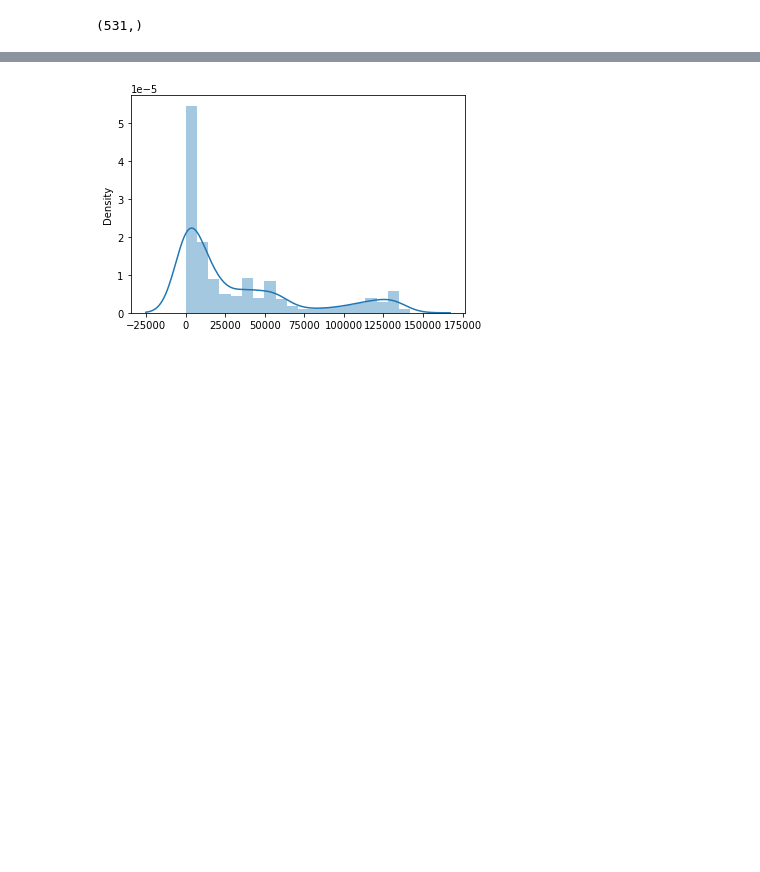
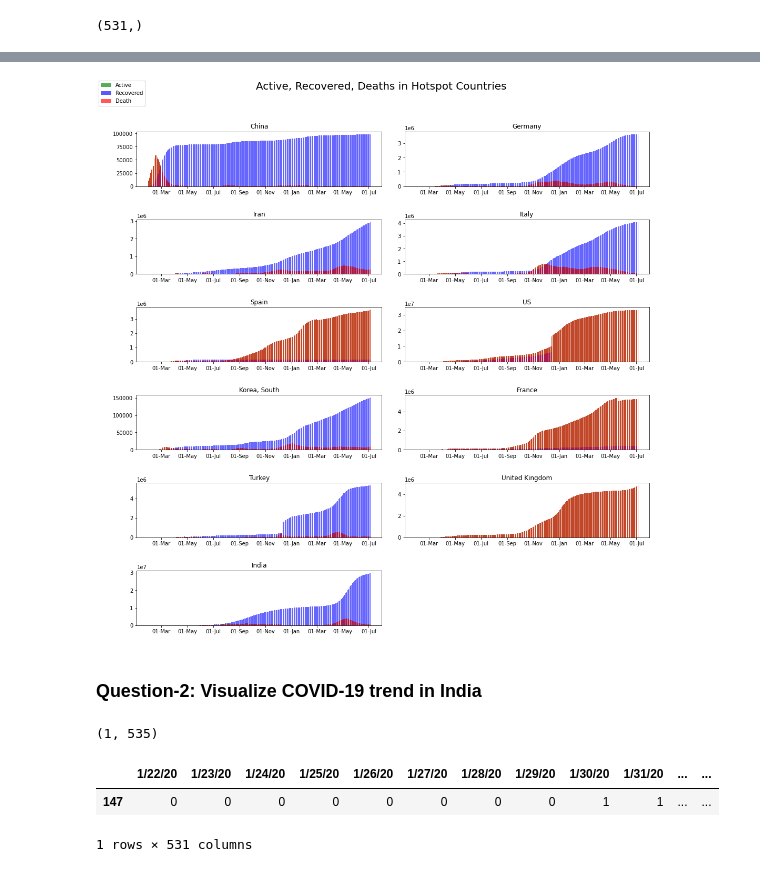
Before and after one commit to prabhavithreddy/Python_AI_ML, a Jupyter notebook: Edureka/PGP AIML/2_Predictive Analytics/QuestionBank/module_2_eda/scenario_4_covid_19.ipynb, the cells around one changed output, grey strips where cells are left out. Cells and saved outputs as stored; diff of their text form; code cells hidden in the pictures; blank space fills up the shorter version.

```diff
--- a/Edureka/PGP AIML/2_Predictive Analytics/QuestionBank/module_2_eda/scenario_4_covid_19.ipynb
+++ b/Edureka/PGP AIML/2_Predictive Analytics/QuestionBank/module_2_eda/scenario_4_covid_19.ipynb
@@ -92,6 +92,3 @@ numerical_cols = numerical_cols.drop(['Lat', 'Long'])
 numerical_cols.shape
 # %% [output]
 (531,)
-# %%
-confirmed_df['Sum'] = confirmed_df[numerical_cols].apply(lambda row: row.sum() ,axis=1).head()
-confirmed_df.head()
@@ -116,5 +95,60 @@ confirmed_df.sort_values(by=['Sum'], ascending=False).head()
 # %%
-sns.distplot(confirmed_df[numerical_cols].head(5))
-plt.show()
+import matplotlib.dates as mdates
+hotspots = ['China','Germany','Iran','Italy','Spain','US','Korea, South','France','Turkey','United Kingdom','India']
-# %% [output]
-[figure, removed]
+# %%
+dates = confirmed_df.columns[4:].tolist()
+dates = list(pd.to_datetime(dates))
+dates_india = dates[8:]
+
+df1 = confirmed_df.groupby('Country/Region').sum().reset_index()
+df2 = deaths_df.groupby('Country/Region').sum().reset_index()
+df3 = recovered_df.groupby('Country/Region').sum().reset_index()
+
+global_confirmed = {}
+global_deaths = {}
+global_recovered = {}
+global_active = {}
+
+for country in hotspots:
+    k = df1[df1['Country/Region'] == country].loc[:, '1/30/20':]
+    global_confirmed[country] = k.values.tolist()[0]
+
+    k = df2[df2['Country/Region'] == country].loc[:, '1/30/20':]
+    global_deaths[country] = k.values.tolist()[0]
+
+    k = df3[df3['Country/Region'] == country].loc[:, '1/30/20':]
+    global_recovered[country] = k.values.tolist()[0]
+
+for country in hotspots:
+    k = list(map(int.__sub__, global_confirmed[country], global_deaths[country]))
+    global_active[country] = list(map(int.__sub__, k, global_recovered[country]))
+
+fig = plt.figure(figsize=(15,15))
+plt.suptitle('Active, Recovered, Deaths in Hotspot Countries', fontsize = 20, y=1.0)
+k=0
+for i in range(1,12):
+    ax = fig.add_subplot(6,2,i)
+    ax.xaxis.set_major_formatter(mdates.DateFormatter('%d-%b'))
+    ax.bar(dates_india,global_active[hotspots[k]],color='green', alpha=0.6, label='Active')
+    ax.bar(dates_india,global_recovered[hotspots[k]],color='blue', alpha=0.6, label='Recovered')
+    ax.bar(dates_india,global_active[hotspots[k]],color='red', alpha=0.6, label='Death')
+    plt.title(hotspots[k])
+    handles, labels = ax.get_legend_handles_labels()
+    fig.legend(handles, labels, loc='upper left')
+    k+=1
+plt.tight_layout(pad=3.0)
+# %% [output]
+[figure, added]
+# %% [markdown]
+### Question-2: Visualize COVID-19 trend in India
+# %%
+confirmed_df[confirmed_df['Country/Region'] == 'India']
+# %% [output]
+(1, 535)
+# %%
+india_confirmed_df = confirmed_df[confirmed_df['Country/Region'] == 'India'].iloc[:, 4:]
+india_confirmed_df.head()
+# %% [output]
+|  | 1/22/20 | 1/23/20 | 1/24/20 | 1/25/20 | 1/26/20 | 1/27/20 | 1/28/20 | 1/29/20 | 1/30/20 | 1/31/20 | ... | ... |
+| 147 | 0 | 0 | 0 | 0 | 0 | 0 | 0 | 0 | 1 | 1 | ... | ... |
+1 rows × 531 columns
```
Also changed, not shown: parts of 7 cells of this notebook, 4 other files.
